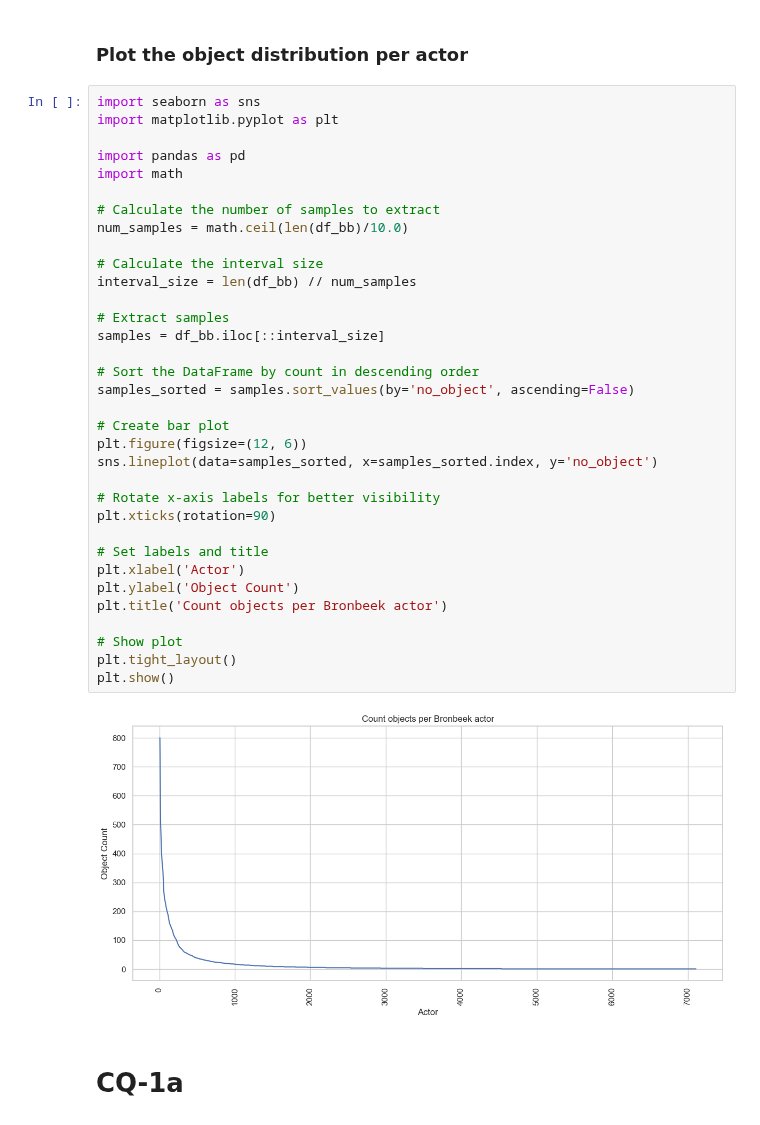
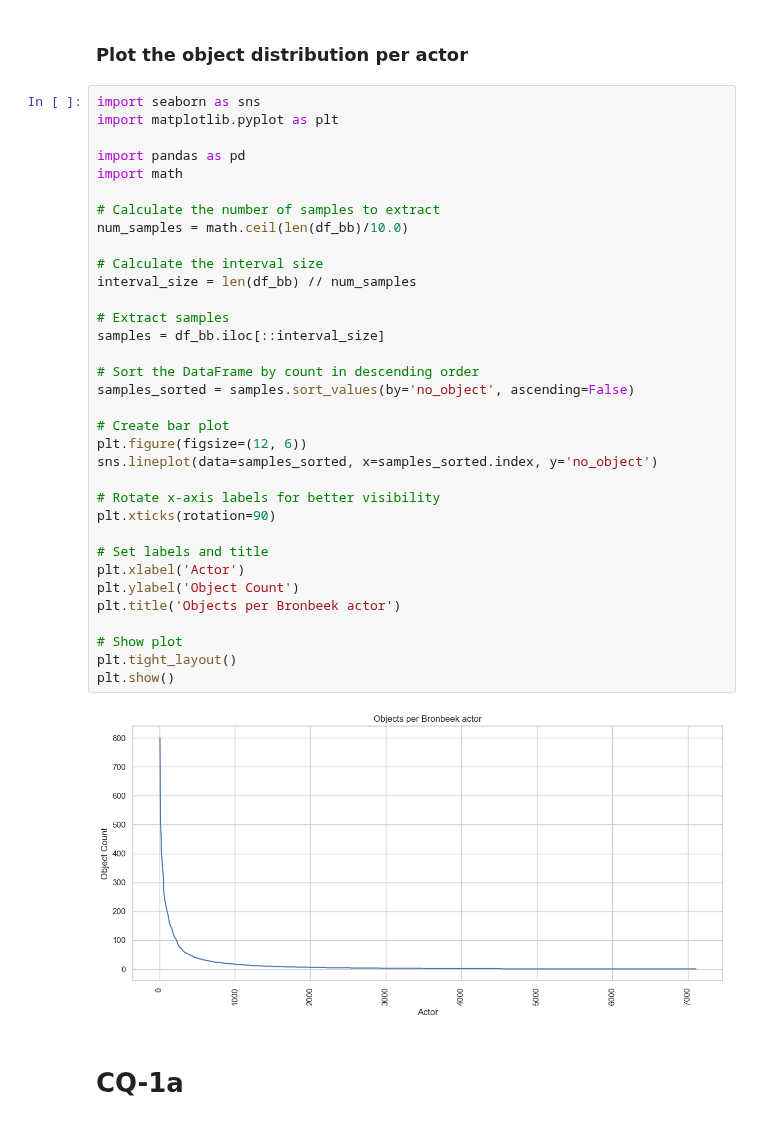
Before and after one commit to Shoilee/dh_entity_linking_v2, a Jupyter notebook: knowledge_discovery/stats/stats.ipynb, the cells around one changed output. Cells and saved outputs as stored; diff of their text form.

```diff
--- a/knowledge_discovery/stats/stats.ipynb
+++ b/knowledge_discovery/stats/stats.ipynb
@@ -387,35 +387,35 @@ import matplotlib.pyplot as plt
 import pandas as pd
 import math
 
 # Calculate the number of samples to extract
 num_samples = math.ceil(len(df_bb)/10.0)
 
 # Calculate the interval size
 interval_size = len(df_bb) // num_samples
 
 # Extract samples
 samples = df_bb.iloc[::interval_size]
 
 # Sort the DataFrame by count in descending order
 samples_sorted = samples.sort_values(by='no_object', ascending=False)
 
 # Create bar plot
 plt.figure(figsize=(12, 6))
 sns.lineplot(data=samples_sorted, x=samples_sorted.index, y='no_object')
 
 # Rotate x-axis labels for better visibility
 plt.xticks(rotation=90)
 
 # Set labels and title
 plt.xlabel('Actor')
 plt.ylabel('Object Count')
-plt.title('Count objects per Bronbeek actor')
+plt.title('Objects per Bronbeek actor')
 
 # Show plot
 plt.tight_layout()
 plt.show()
 # %% [output]
-[figure, old version]
+[figure, new version]
 # %% [markdown]
 # CQ-1a
 # %% [markdown]
```
Also changed, not shown: parts of 3 cells of this notebook.
